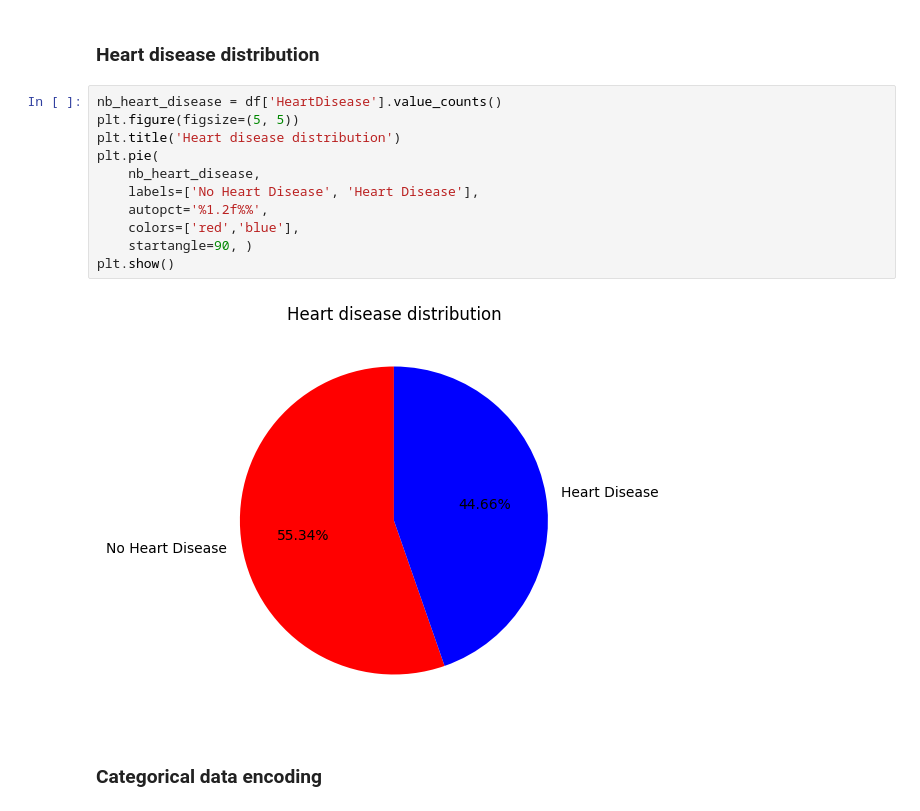
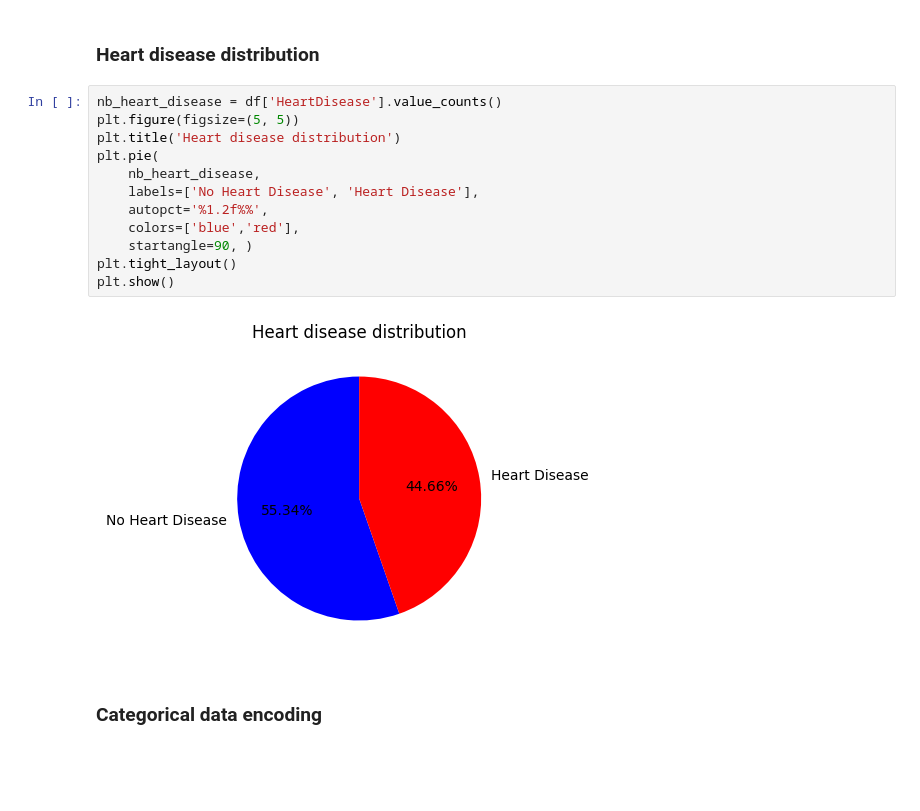
Before and after one commit to JenniferMarcia/HeartFailure, a Jupyter notebook: HeartDisease.ipynb, the cells around one changed output. Drawn from its saved outputs; the diff is of its cells as text; blank space fills up the shorter version.

```diff
--- a/HeartDisease.ipynb
+++ b/HeartDisease.ipynb
@@ -66,16 +66,17 @@ df.describe()
 # %%
 nb_heart_disease = df['HeartDisease'].value_counts()
 plt.figure(figsize=(5, 5))
 plt.title('Heart disease distribution')
 plt.pie(
     nb_heart_disease,
     labels=['No Heart Disease', 'Heart Disease'],
     autopct='%1.2f%%',
-    colors=['red','blue'],
+    colors=['blue','red'],
     startangle=90, )
+plt.tight_layout()
 plt.show()
 # %% [output]
-[figure, old version]
+[figure, new version]
 # %% [markdown]
 ### Categorical data encoding
 # %%
```
Also changed, not shown: parts of 2 cells of this notebook.
